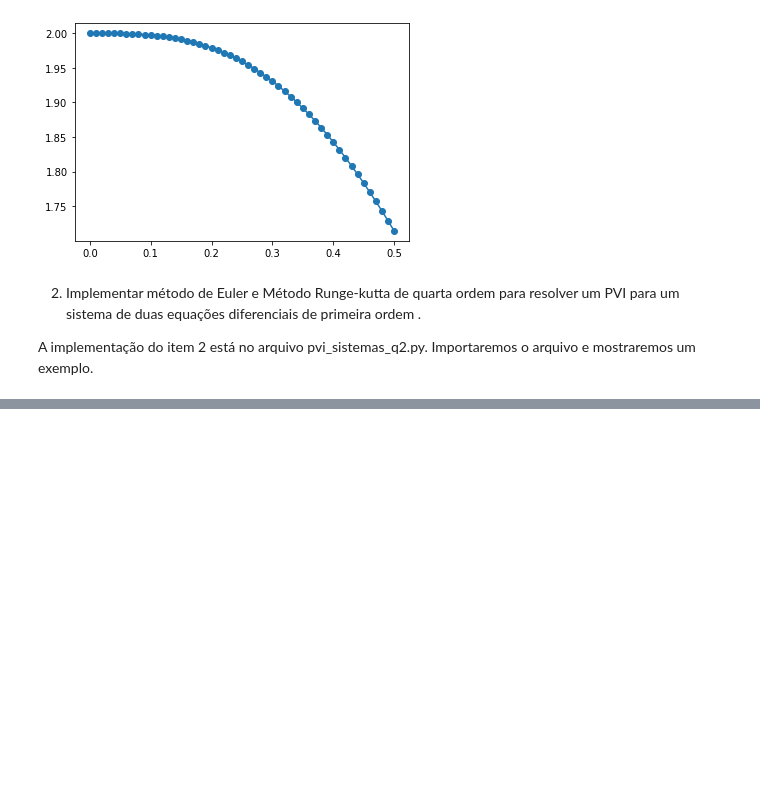
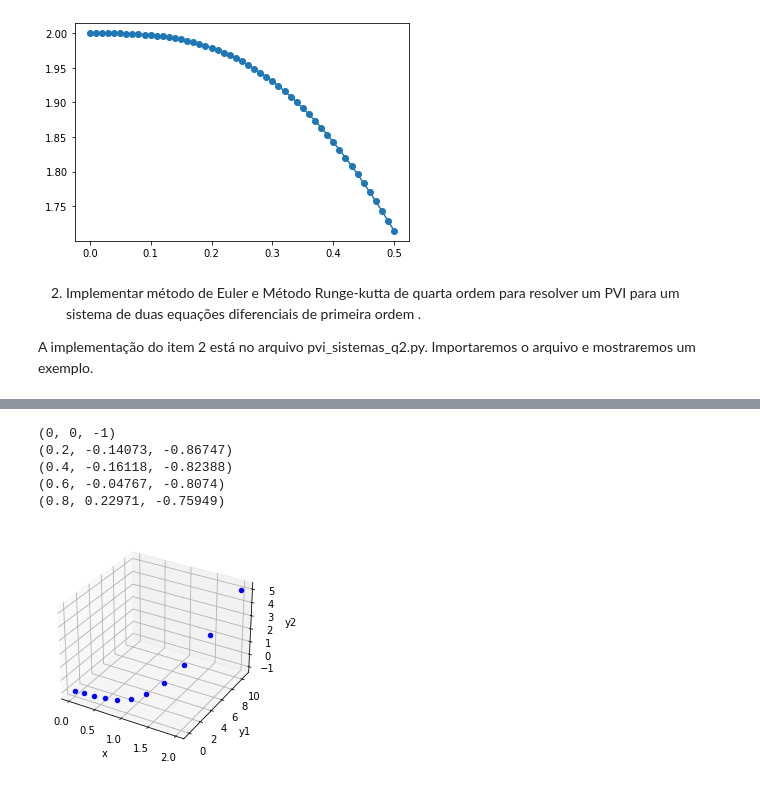
Before and after one commit to maria-raquel/EDO, a Jupyter notebook: relatorio.ipynb, the cells around one changed output, grey strips where cells are left out. Drawn from its saved outputs; the diff is of its cells as text; code cells hidden in the pictures; blank space fills up the shorter version.

```diff
--- a/relatorio.ipynb
+++ b/relatorio.ipynb
@@ -85,0 +86,17 @@ ex2.plottar()
+# %%
+# Resolvendo o exemplo com o método de Euler
+ex2.rg4()
+
+# Mostrando os 5 primeiros pontos
+for i in range(5):
+    print(ex2.pontos[i])
+
+# Exibindo o gráfico
+ex2.plottar()
+# %% [output]
+(0, 0, -1)
+(0.2, -0.14073, -0.86747)
+(0.4, -0.16118, -0.82388)
+(0.6, -0.04767, -0.8074)
+(0.8, 0.22971, -0.75949)
+[figure, added]
```
Also changed, not shown: parts of 4 cells of this notebook, 2 other files.
